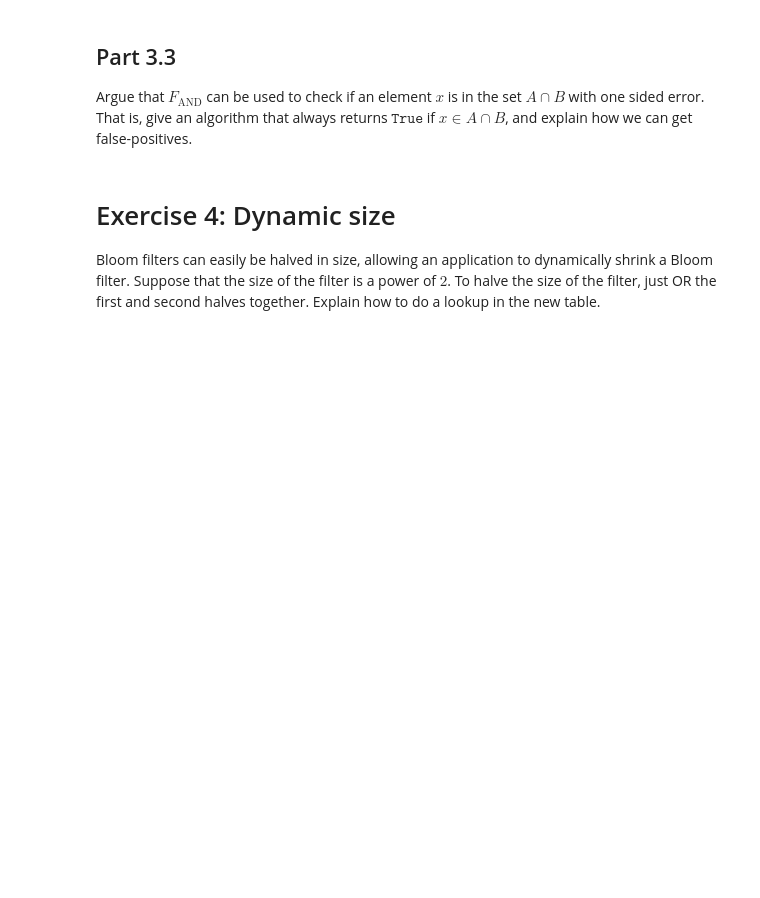
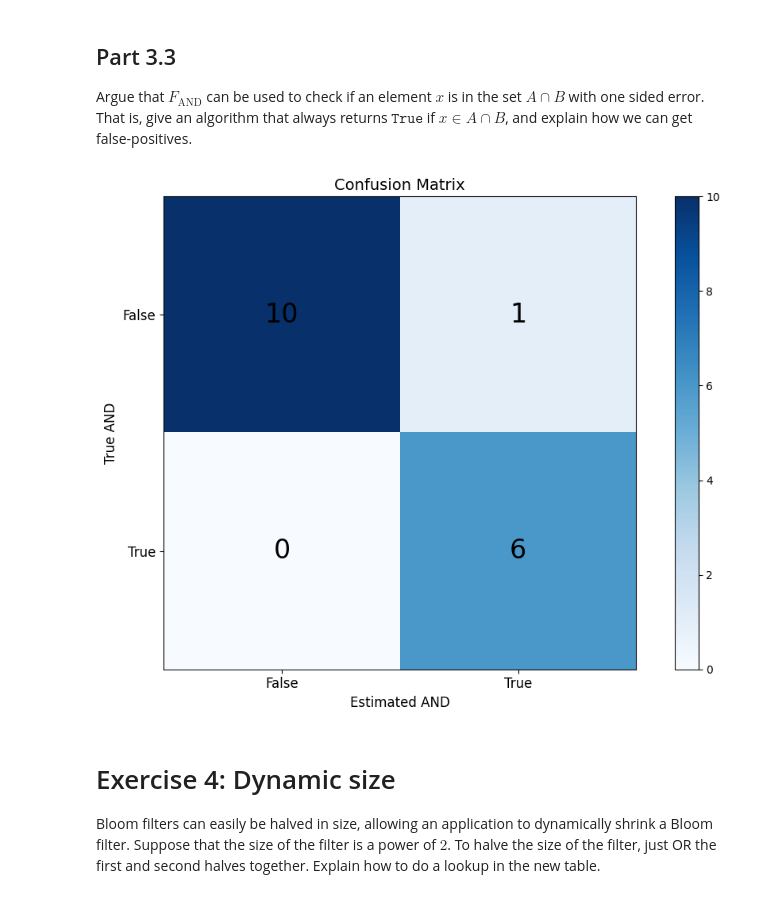
Before and after one commit to AlessandroLongo23/02289-Algorithmic-Techniques-for-Modern-Data-Models, a Jupyter notebook: mod_1_approximated_data_structures/mod_1_1_bloom_filters/1.1. Exercises.ipynb, the cells around one changed output. Saved outputs shown, nothing was run; the diff lists cells and outputs as text; code cells hidden in the pictures; blank space fills up the shorter version.

```diff
--- a/mod_1_approximated_data_structures/mod_1_1_bloom_filters/1.1. Exercises.ipynb
+++ b/mod_1_approximated_data_structures/mod_1_1_bloom_filters/1.1. Exercises.ipynb
@@ -20,11 +20,13 @@ Insert the keys $23,7,50$ and $91$ into the bit vector, and show the resulting v
 m = 17
 n = 100
 
-h1 = LinearHash(1, 15, m)
-h2 = LinearHash(4, 11, m)
-h3 = LinearHash(7, 2, m)
+h = [
+    LinearHash(1, 15, m),
+    LinearHash(4, 11, m),
+    LinearHash(7, 2, m)
+]
 
-bf = BloomFilter(m, [h1, h2, h3])
+bf = BloomFilter(m, h)
 
 nums = [23, 7, 50, 91]
 
@@ -125,6 +126,12 @@ Bit array: [1 0 1 0 0 0 1 1 0 1 0 0 0 0 1 0 1 ]
 ## Part 3.3
 
 Argue that $F_\text{AND}$ can be used to check if an element $x$ is in the set $A\cap B$ with one sided error. That is, give an algorithm that always returns $\texttt{True}$ if $x\in A\cap B$, and explain how we can get false-positives.
+# %%
+from lib.utils import confusion_matrix_AND
+
+confusion_matrix_AND(numsA, numsB, m, h)
+# %% [output]
+[figure, added]
 # %% [markdown]
 # Exercise 4: Dynamic size
 
```
Also changed, not shown: parts of 6 cells of this notebook, 9 other files.
